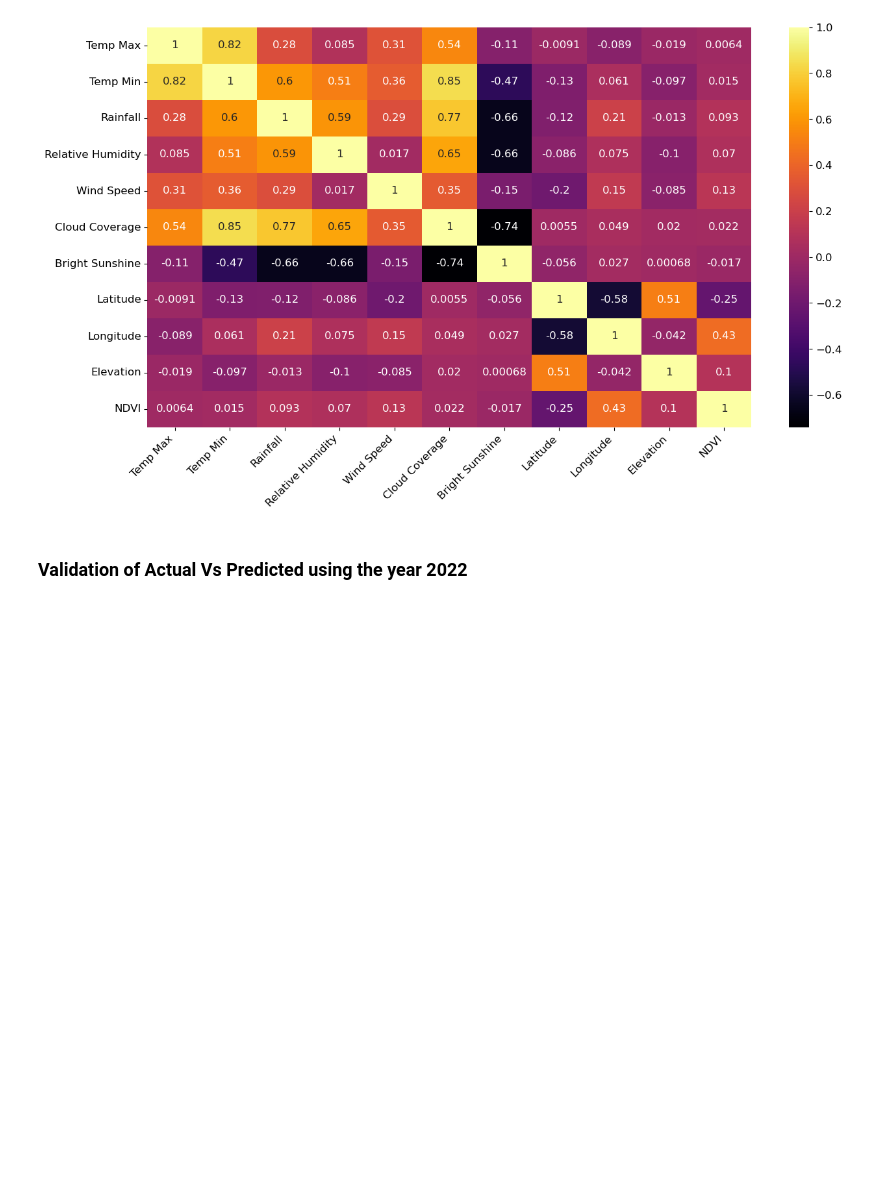
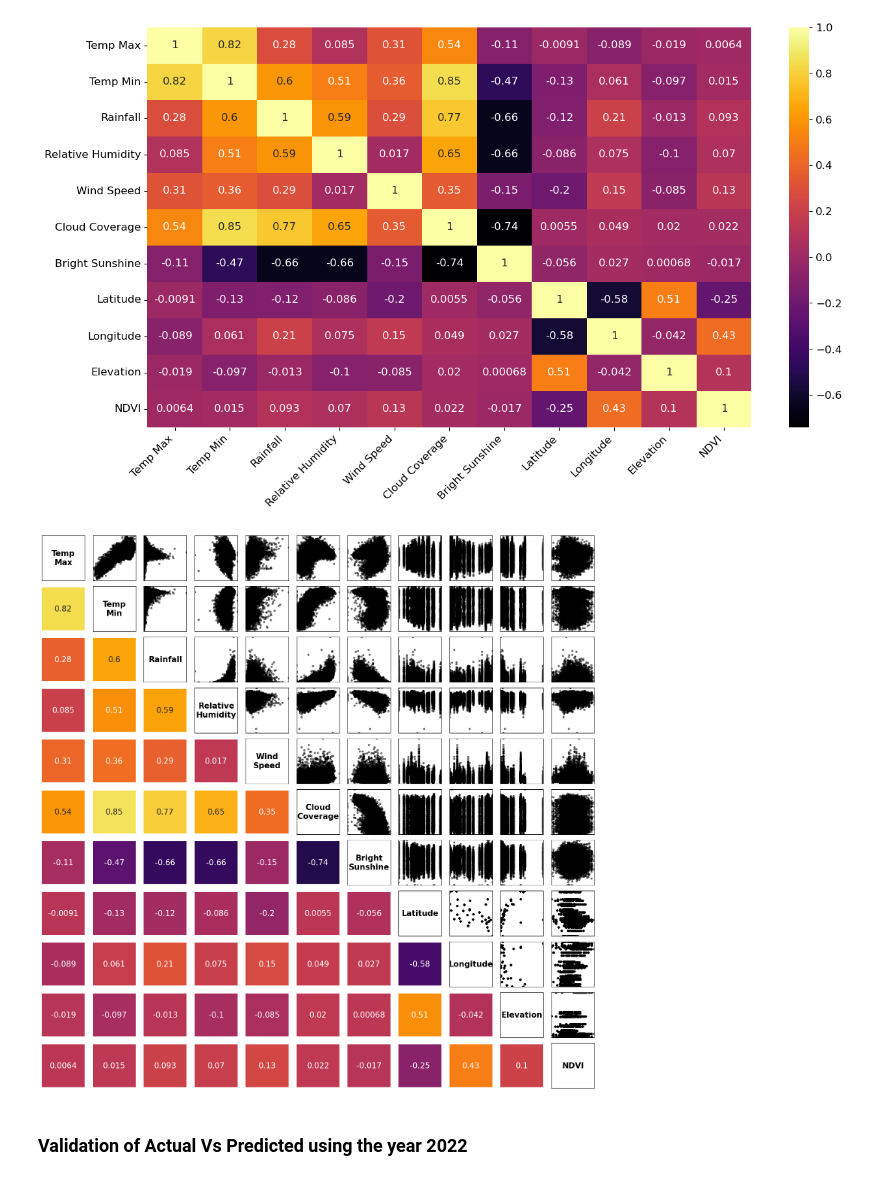
Before and after one commit to tmollick95/Temperature_patterns_Bangladesh, a Jupyter notebook: Python_Code/Data_preprocessing_and_visualization.ipynb, the cells around one changed output. Cells and saved outputs as stored; diff of their text form; code cells hidden in the pictures; blank space fills up the shorter version.

```diff
--- a/Python_Code/Data_preprocessing_and_visualization.ipynb
+++ b/Python_Code/Data_preprocessing_and_visualization.ipynb
@@ -511,6 +511,80 @@ plt.savefig(output_path, dpi=300, bbox_inches='tight')
 plt.show()
 # %% [output]
 [figure]
+# %%
+import pandas as pd
+import matplotlib.pyplot as plt
+import seaborn as sns
+import numpy as np
+
+# Load the data
+df3 = pd.read_csv(r"C:\Users\tmollick\Documents\Temperature_patterns_Bangladesh\Python_output\Bangladesh weather data 1984-2017.csv")
+
+# Convert 'Year' and 'Month' columns to object type
+df3['Year'] = df3['Year'].astype(object)
+df3['Month'] = df3['Month'].astype(object)
+df3['Station'] = df3['Station'].astype(object)
+
+# Select only numeric columns for the correlation matrix
+numeric_cols = df3.select_dtypes(include='number')
+
+# Compute the correlation matrix
+corr = numeric_cols.corr()
+
+# Function to create a combined scatter plot and heatmap
+def scatter_heatmap(data, corr_matrix):
+    n = len(corr_matrix.columns)
+    fig, axes = plt.subplots(nrows=n, ncols=n, figsize=(15, 15))
+    plt.subplots_adjust(wspace=0.001, hspace=0.001)  # Minimal spacing between grids
+
+    for i in range(n):
+        for j in range(n):
+            ax = axes[i, j]
+            if i < j:  # Scatter plot in the upper triangle
+                ax.scatter(
+                    data.iloc[:, j], data.iloc[:, i], alpha=0.5, s=10, color="black"
+                )
+                ax.set_xlim(data.iloc[:, j].min(), data.iloc[:, j].max())
+                ax.set_ylim(data.iloc[:, i].min(), data.iloc[:, i].max())
+                ax.set_xticks([])
+                ax.set_yticks([])
+                ax.set_frame_on(True)  # Enclose the grid with a square frame
+            elif i == j:  # Diagonal
+                # Split title into two lines if it contains multiple words
+                title = corr_matrix.columns[i]
+                if " " in title:
+                    title = "\n".join(title.split(" "))
+                ax.text(0.5, 0.5, title, ha="center", va="center", fontsize=15, fontweight="bold")
+                ax.set_xticks([])
+                ax.set_yticks([])
+                ax.set_frame_on(True)  # Enclose the grid with a square frame
+            else:  # Heatmap in the lower triangle
+                sns.heatmap(
+                    [[corr_matrix.iloc[i, j]]],
+                    annot=True,
+                    cbar=False,
+                    cmap="inferno",
+                    xticklabels=False,
+                    yticklabels=False,
+                    square=True,
+                    vmin=-1,
+                    vmax=1,
+                    ax=ax,
+                    annot_kws={"size": 15},
+                )
+                ax.set_frame_on(True)  # Enclose the grid with a square frame
+
+    plt.tight_layout()
+
+# Call the function
+scatter_heatmap(numeric_cols, corr)
+# Save the figure as a PNG file with 300 DPI
+output_path = r'C:\Users\tmollick\Documents\Temperature_patterns_Bangladesh\Figures\Heat map of prediction variables with scatter plots.png'
+plt.savefig(output_path, dpi=300, bbox_inches='tight')
+
+plt.show()
+# %% [output]
+[figure, added]
 # %% [markdown]
 ### Validation of Actual Vs Predicted using the year 2022
 # %%
```
Also changed, not shown: 1 other file.
